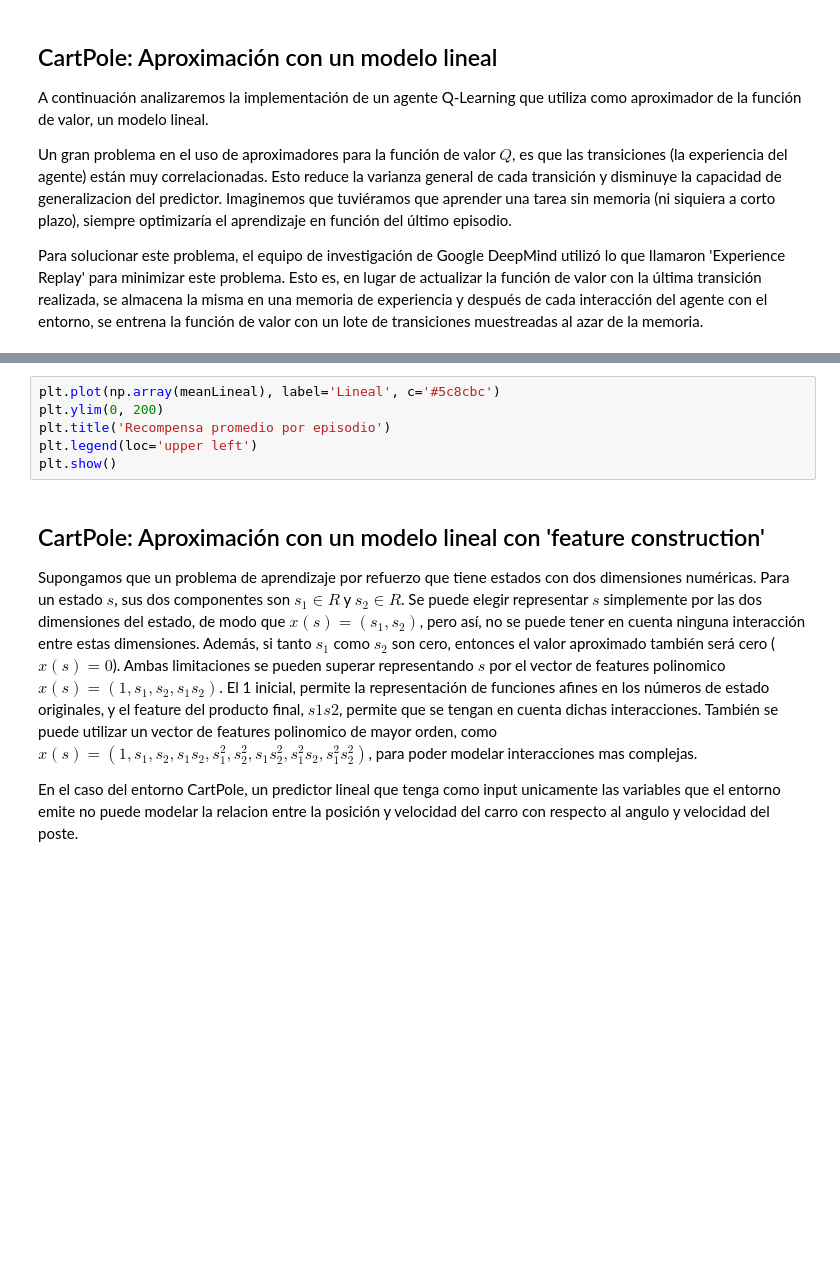
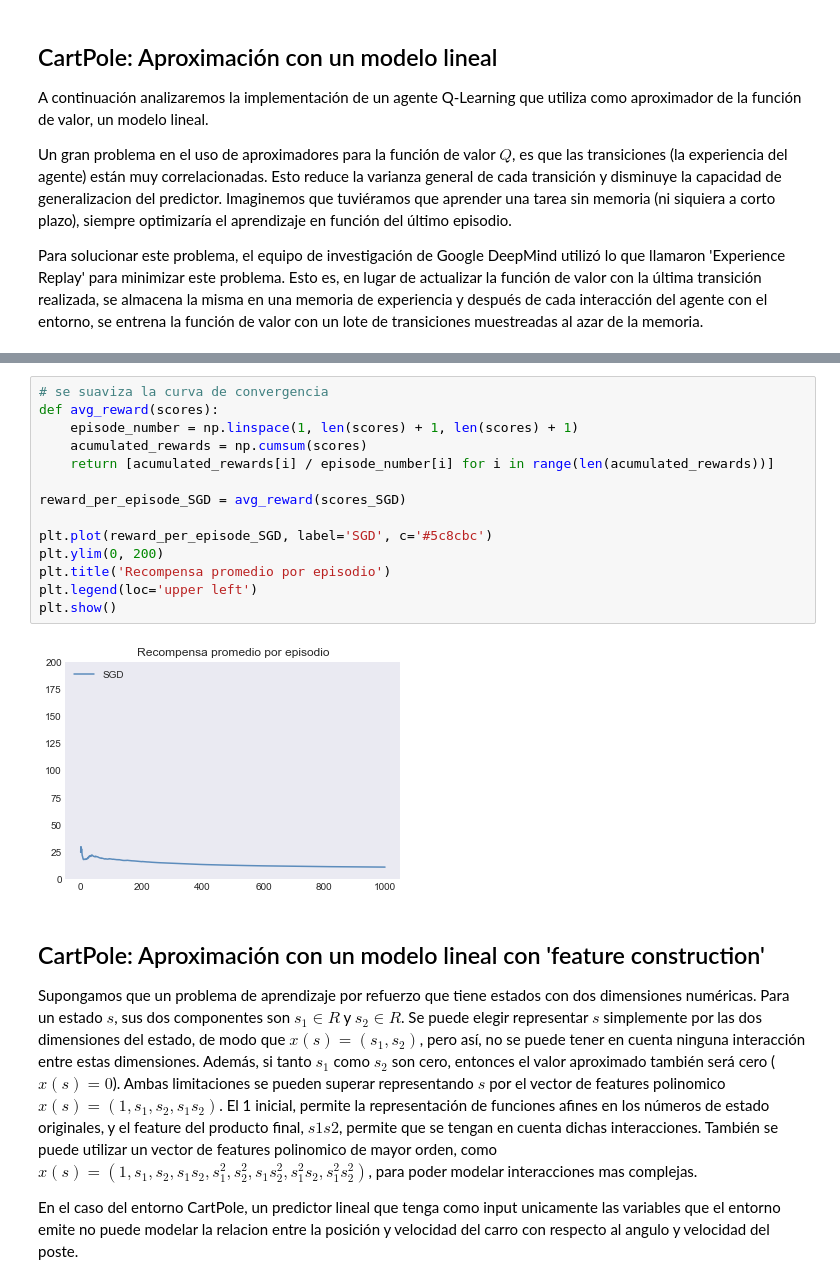
Before and after one commit to joseleonardocarabajal/Aprendizaje-por-Refuerzos, a Jupyter notebook: Practico_2/Final-Lab.ipynb, the cells around one changed output, grey strips where cells are left out. Cells and saved outputs as stored; diff of their text form; blank space fills up the shorter version.

```diff
--- a/Practico_2/Final-Lab.ipynb
+++ b/Practico_2/Final-Lab.ipynb
@@ -251,9 +78,19 @@ plt.show()
 # %%
-plt.plot(np.array(meanLineal), label='Lineal', c='#5c8cbc')
+# se suaviza la curva de convergencia
+def avg_reward(scores):
+    episode_number = np.linspace(1, len(scores) + 1, len(scores) + 1)
+    acumulated_rewards = np.cumsum(scores)
+    return [acumulated_rewards[i] / episode_number[i] for i in range(len(acumulated_rewards))]
+
+reward_per_episode_SGD = avg_reward(scores_SGD)
+
+plt.plot(reward_per_episode_SGD, label='SGD', c='#5c8cbc')
 plt.ylim(0, 200)
 plt.title('Recompensa promedio por episodio')
 plt.legend(loc='upper left')
 plt.show()
+# %% [output]
+[figure, added]
 # %% [markdown]
 ## CartPole: Aproximación con un modelo lineal con 'feature construction'
 Supongamos que un problema de aprendizaje por refuerzo que tiene estados con dos dimensiones numéricas. Para un estado $s$, sus dos componentes son $s_1 \in R$ y $s_2 \in R$. Se puede elegir representar $s$ simplemente por las dos dimensiones del estado, de modo que $x(s)=(s_1, s_2)$, pero así, no se puede tener en cuenta ninguna interacción entre estas dimensiones. Además, si tanto $s_1$ como $s_2$ son cero, entonces el valor aproximado también será cero ($x(s)=0$). Ambas limitaciones se pueden superar representando $s$ por el vector de features polinomico $x(s)=(1,s_1,s_2,s_1s_2)$. El 1 inicial, permite la representación de funciones afines en los números de estado originales, y el feature del producto final, $s1s2$, permite que se tengan en cuenta dichas interacciones. También se puede utilizar un vector de features polinomico de mayor orden, como $x(s)=(1,s_1,s_2,s_1s_2,s_1^2,s_2^2,s_1s_2^2,s_1^2s_2,s_1^2s_2^2)$, para poder modelar interacciones mas complejas.
```
Also changed, not shown: parts of 24 cells of this notebook.
